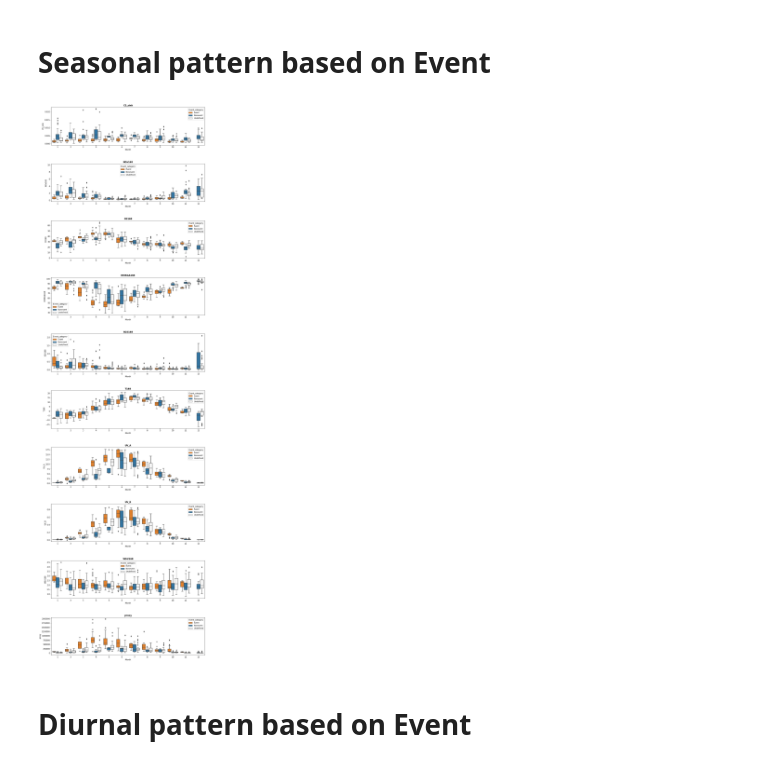
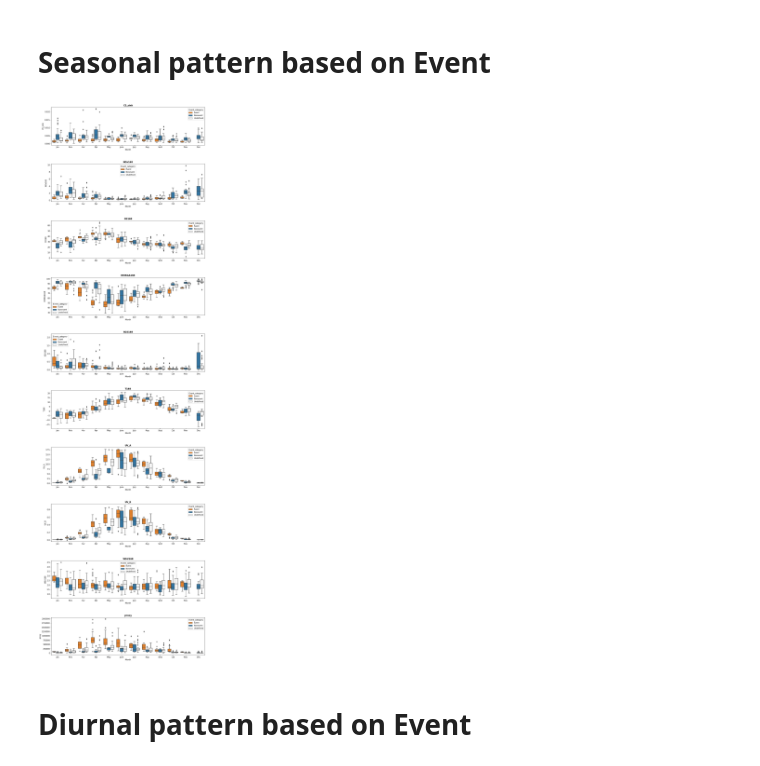
Before and after one commit to vietle94/NPF-smearII, a Jupyter notebook: Project.ipynb, the cells around one changed output. Cells and saved outputs as stored; diff of their text form; code cells hidden in the pictures.

```diff
--- a/Project.ipynb
+++ b/Project.ipynb
@@ -392,8 +394,8 @@ value_to_int = {j:i+1 for i,j in enumerate(pd.unique(event.values.ravel()))}
 event_cal = event.replace(value_to_int)
 cal = {'2008': event_cal[event_cal.index.year == 2008], '2009': event_cal[event_cal.index.year == 2009]}
 # Define Ticks
-DAYS = ['Sun.', 'Mon.', 'Tues.', 'Wed.', 'Thurs.', 'Fri.', 'Sat.']
-MONTHS = ['Jan.', 'Feb.', 'Mar.', 'Apr.', 'May', 'June', 'July', 'Aug.', 'Sept.', 'Oct.', 'Nov.', 'Dec.']
+DAYS = ['Sun', 'Mon', 'Tues', 'Wed', 'Thurs', 'Fri', 'Sat']
+MONTHS = ['Jan', 'Feb', 'Mar', 'Apr', 'May', 'June', 'July', 'Aug', 'Sept', 'Oct', 'Nov', 'Dec']
 
 fig, ax = plt.subplots(2, 1, figsize = (20,6))
 for i, val in enumerate(['2008', '2009']):
@@ -511,13 +513,14 @@ fig.subplots_adjust(left=None, bottom=None, right=None, top=None, wspace=None, h
 # %%
 fig, ax = plt.subplots(combined_daily.shape[1] - 1, figsize = (15, 55))
 for i in range(combined_daily.shape[1] - 1):
     sns.boxplot(x = combined_daily.index.month, y = combined_daily.iloc[:,i+1], hue = combined_daily['Event_category'], palette = {'Nonevent' : 'tab:blue', 'Undefined' : 'whitesmoke', 'Event' : 'tab:orange'}, hue_order = ['Event', 'Nonevent', 'Undefined'], ax = ax[i])
     ax[i].set_title(combined_daily.columns[i+1], fontweight = 'bold')
     ax[i].set_xlabel('Month')
+    ax[i].set_xticklabels(MONTHS)
 
 fig.subplots_adjust(left=None, bottom=None, right=None, top=None, wspace=None, hspace=0.5)
 # %% [output]
-[figure, old version]
+[figure, new version]
 # %% [markdown]
 # Diurnal pattern based on Event
 # %% [markdown]
```
Also changed, not shown: parts of 8 cells of this notebook.
